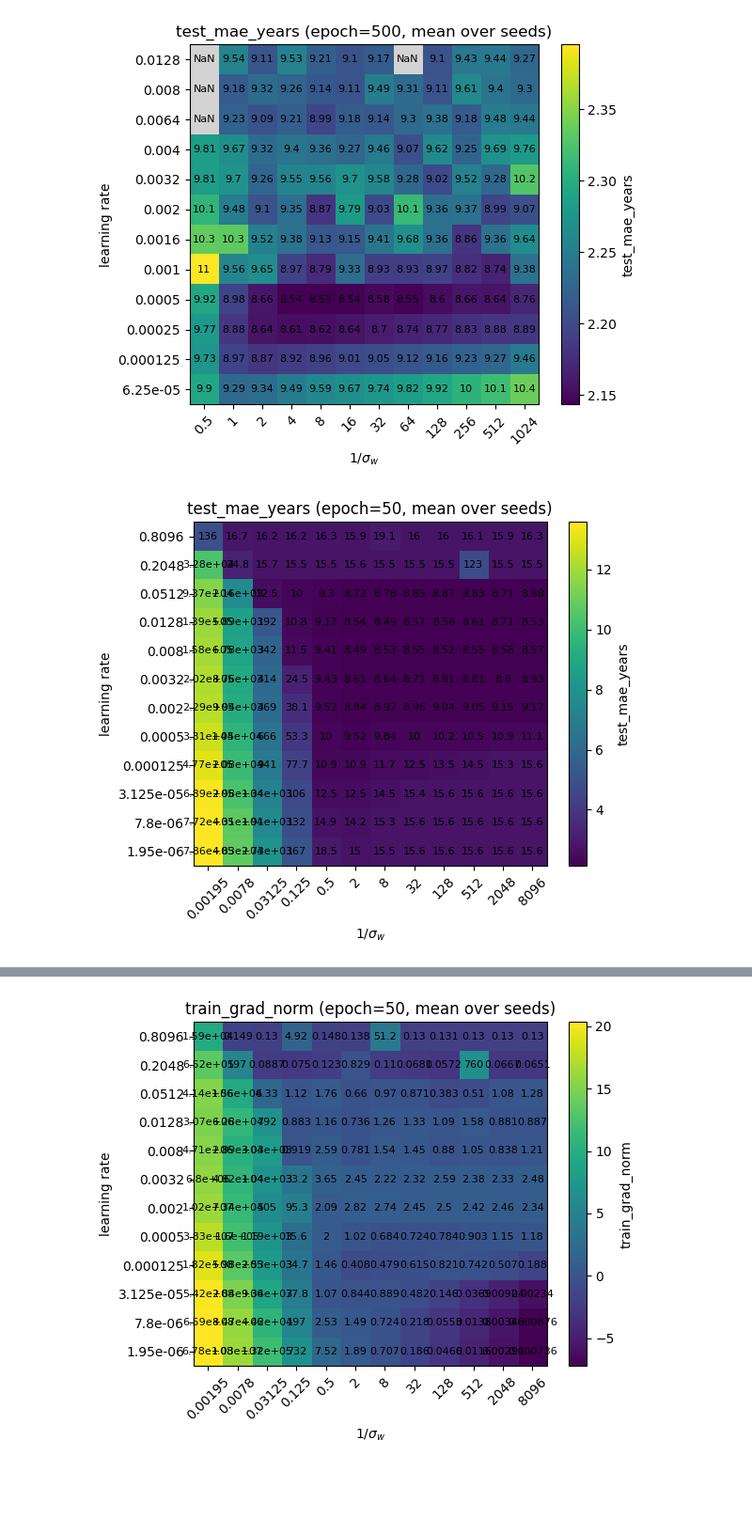
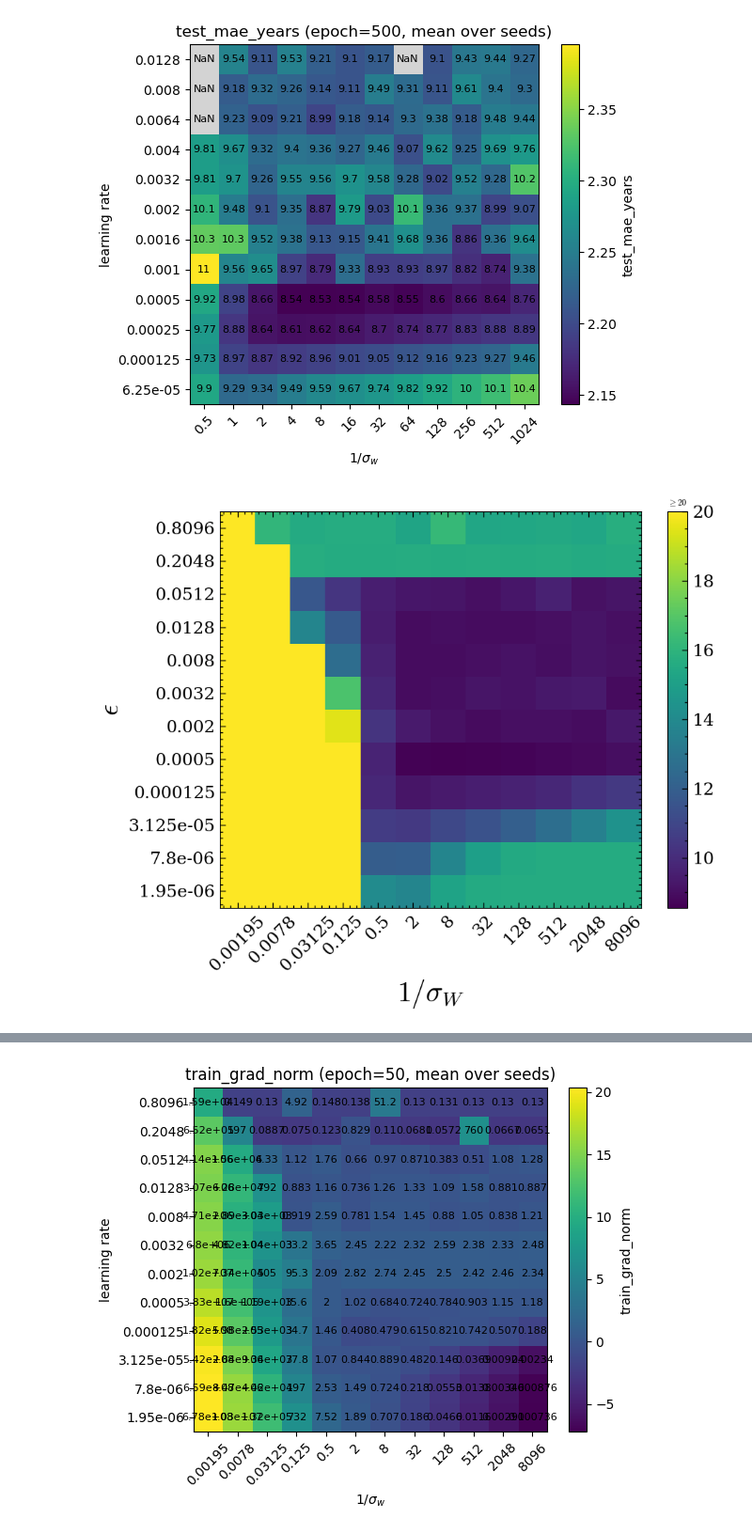
Before and after one commit to f-damico/BBP_in_SGD, a Jupyter notebook: notebook_experiment_2 copy.ipynb, the cells around one changed output, grey strips where cells are left out. Shown at 94% size. Cells and saved outputs as stored; diff of their text form; code cells hidden in the pictures; blank space fills up the shorter version.

Commit message:
Updated plots

```diff
--- a/notebook_experiment_2 copy.ipynb
+++ b/notebook_experiment_2 copy.ipynb
@@ -531,3 +632,16 @@ def plot_svd_histograms_for_combo(
         "target_lr": target_lr,
         "target_inv_sigma_w": target_inv_sigma,
     }
+# %%
+# at the top of the notebook/script
+from global_chanju.paulplot.rc_setter import set_rc, get_rc
+from global_chanju.paulplot.styles import nice_style
+
+set_rc(scale=1.0)
+
+plt.rcParams.update({
+    "text.usetex": False,          # keep False if LaTeX is not installed
+    "font.family": "serif",
+    "mathtext.fontset": "cm",      # Computer Modern math
+    "axes.formatter.use_mathtext": True,
+})
@@ -711,10 +964,21 @@ plt.show()
 # %%
 fig, ax, inv_vals, lr_vals, phase, counts = plot_phase_diagram_imshow(
     "collected_results/exp2_dnn_SMALL_sgd_relu_v3.npz",
     metric_key="test_mae_years",
-    epoch= 50,
-    annotate=True,
+    epoch= 300,
+    annotate=False,
+    figsize=(10,8),
+    name_cbar="Test error",
+    color_cut = 20,
 )
+
+fig.savefig(
+    "phase_diagram_faces.pdf",
+    format="pdf",
+    bbox_inches="tight",
+    dpi=300,
+)
+
 plt.show()
 # %% [output]
-[figure, old version]
+[figure, new version]
```
Also changed, not shown: parts of 5 cells of this notebook, 11 other files.
